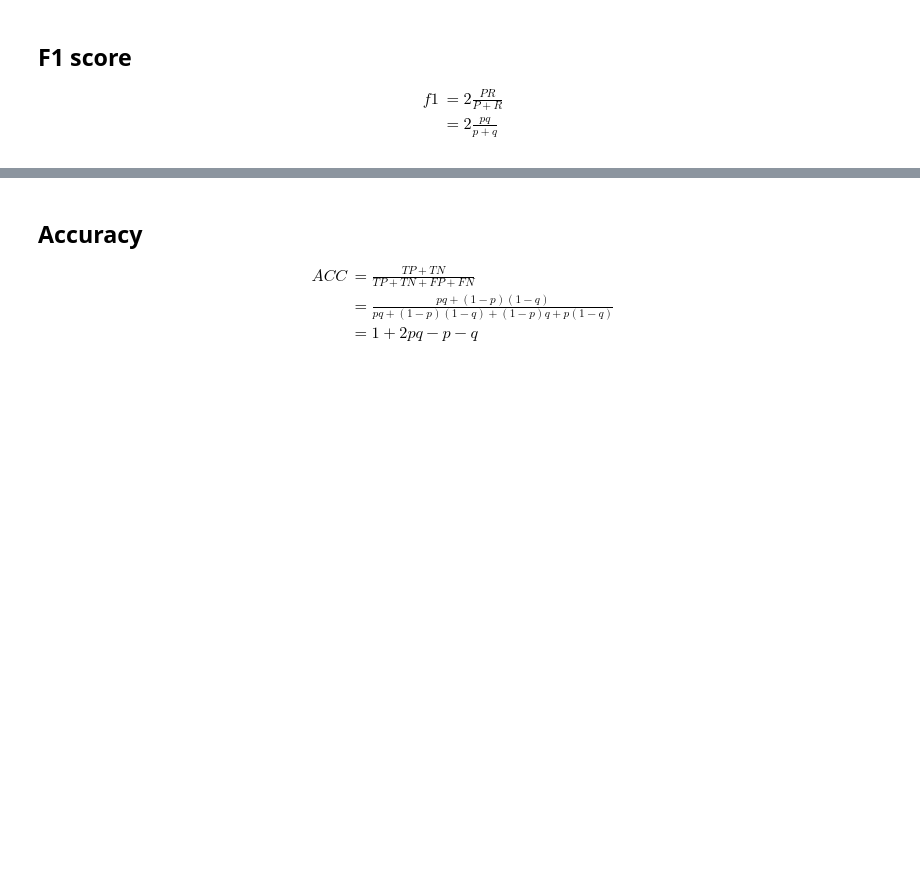
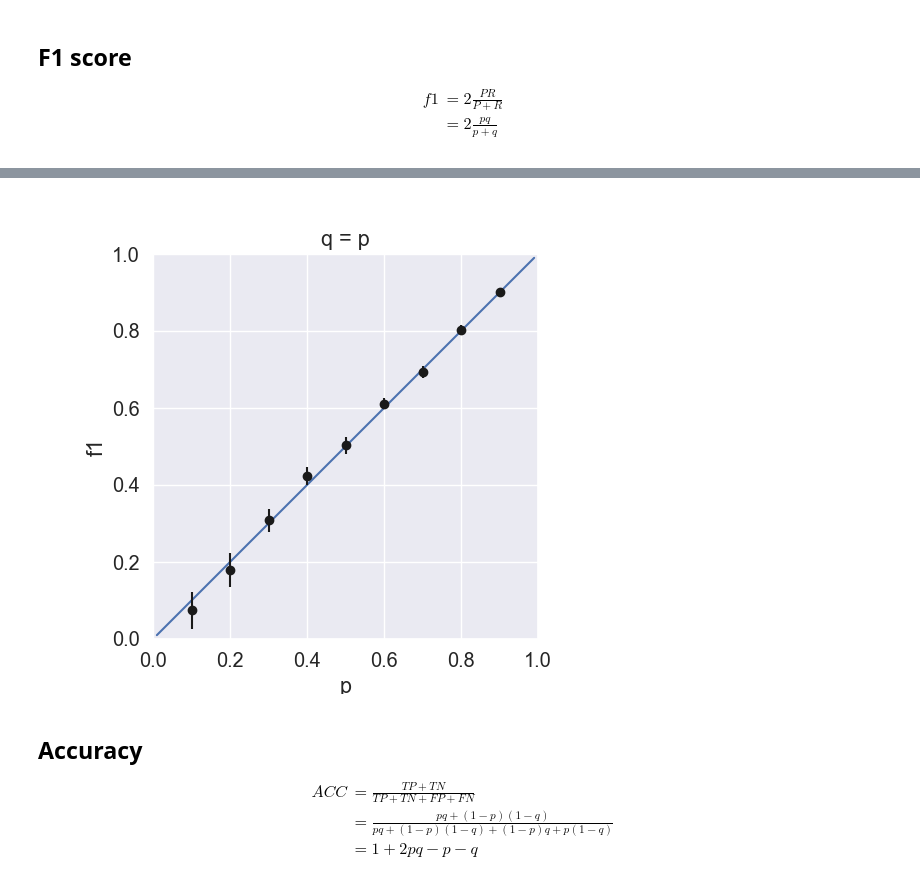
Before and after one commit to salvatorefara/classifier_chance_levels, a Jupyter notebook: classifier_chance_levels.ipynb, the cells around one changed output, grey strips where cells are left out. Cells and saved outputs as stored; diff of their text form; code cells hidden in the pictures; blank space fills up the shorter version.

```diff
--- a/classifier_chance_levels.ipynb
+++ b/classifier_chance_levels.ipynb
@@ -195,3 +105,11 @@ plt.show()
+# %%
+anim = RandomClassificationExperiment(
+    p_vec=np.arange(0.1, 1, 0.1),
+    metric_func=f1_score,
+    metric_name="f1",
+).run()
+# %% [output]
+[figure, added]
 # %% [markdown]
 ## Accuracy
 \begin{align*}
```
Also changed, not shown: parts of 14 cells of this notebook, 1 other file.
